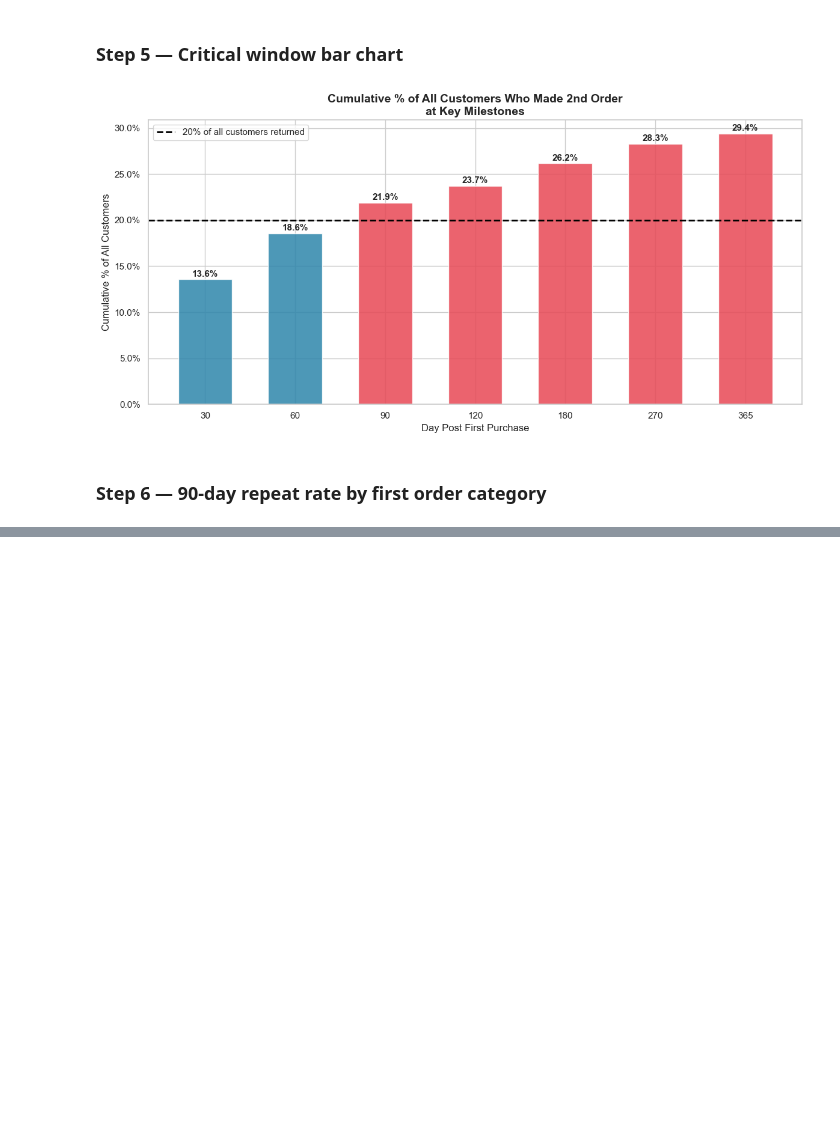
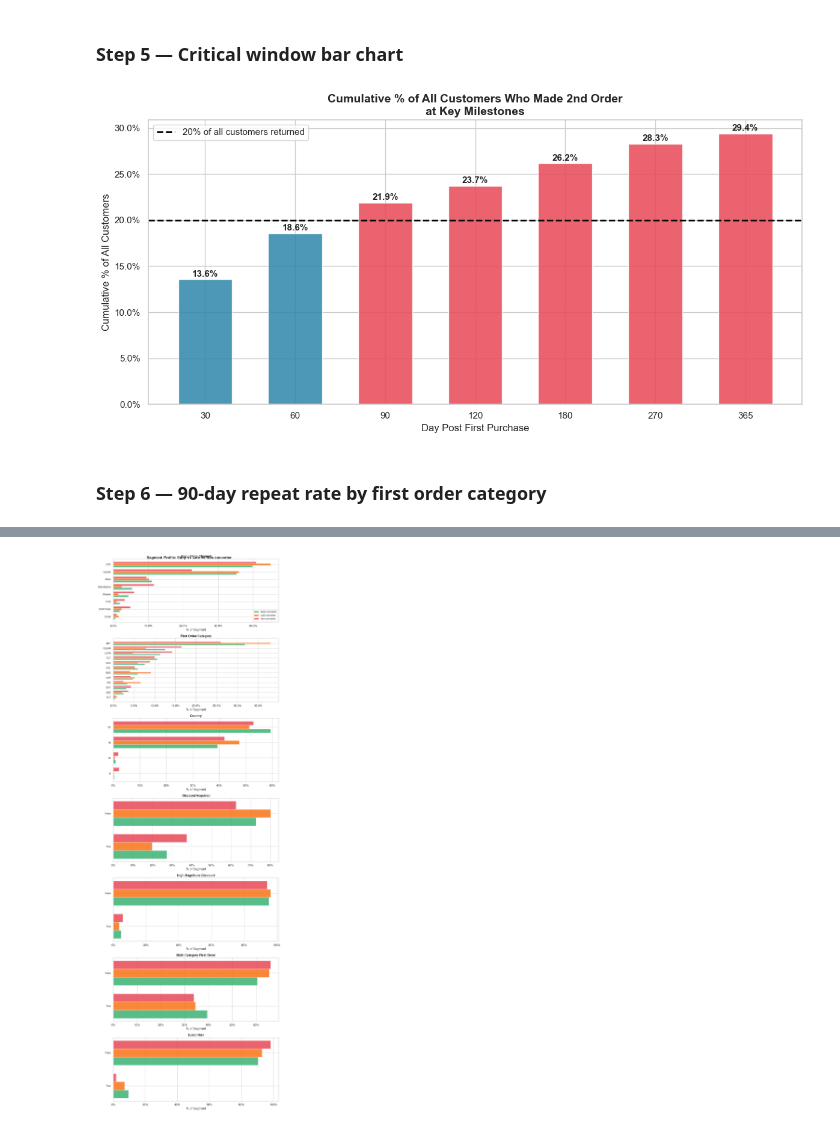
Before and after one commit to alvdoan/Applied-Data-Group-Project, a Jupyter notebook: 04_churn_analysis.ipynb, the cells around one changed output, grey strips where cells are left out. Drawn from its saved outputs; the diff is of its cells as text; code cells hidden in the pictures; blank space fills up the shorter version.

```diff
--- a/04_churn_analysis.ipynb
+++ b/04_churn_analysis.ipynb
@@ -540,0 +714,82 @@ plt.show()
+# %%
+# Profile comparison — Early vs Late vs Non-converter
+profile_features = {
+    'acquisition_channel'           : 'Acquisition Channel',
+    'first_order_top_category'      : 'First Order Category',
+    'acquisition_country'           : 'Country',
+    'is_discount_acquired'          : 'Discount Acquired',
+    'is_high_magnitude'             : 'High Magnitude Discount',
+    'first_order_is_multi_category' : 'Multi-Category First Order',
+    'is_subscriber'                 : 'Subscriber',
+}
+
+segments = ['Early converter', 'Late converter', 'Non-converter']
+seg_colors = [SEGMENT_COLORS[s] for s in segments]
+
+fig, axes = plt.subplots(7, 1, figsize=(10, 30))
+
+for ax, (col, title) in zip(axes.flatten(), profile_features.items()):
+    seg_rates = []
+    for seg in segments:
+        seg_df = df[df['conversion_segment'] == seg]
+        rate = seg_df[col].value_counts(normalize=True).reset_index()
+        rate.columns = [col, 'pct']
+        rate['segment'] = seg
+        seg_rates.append(rate)
+
+    rate_df = pd.concat(seg_rates, ignore_index=True)
+    pivot   = rate_df.pivot(index=col, columns='segment', values='pct').fillna(0)
+
+    # Keep top categories only
+    pivot = pivot[pivot.sum(axis=1) >= 0.02]
+    pivot = pivot.sort_values('Early converter', ascending=True)
+
+    x      = range(len(pivot))
+    width  = 0.25
+
+    for j, (seg, color) in enumerate(zip(segments, seg_colors)):
+        vals = pivot[seg].values * 100 if seg in pivot.columns else [0] * len(pivot)
+        ax.barh([i + (j-1) * width for i in x], vals,
+                height=width, color=color, alpha=0.85, label=seg)
+
+    ax.set_yticks(list(x))
+    ax.set_yticklabels(pivot.index.astype(str), fontsize=9)
+    ax.set_title(title, fontsize=12, fontweight='bold')
+    ax.set_xlabel('% of Segment')
+    ax.xaxis.set_major_formatter(mtick.PercentFormatter())
+    if ax == axes.flatten()[0]:
+        ax.legend(fontsize=9)
+
+plt.suptitle('Segment Profile: Early vs Late vs Non-converter',
+             fontsize=14, fontweight='bold')
+plt.tight_layout()
+plt.show()
+
+# Print exact % breakdown for each feature by segment
+for col, title in profile_features.items():
+    print(f"\n{'='*55}")
+    print(f"{title.upper()}")
+    print(f"{'='*55}")
+
+    plot_df = df.copy()
+    plot_df[col] = plot_df[col].astype(str)
+
+    seg_rates = []
+    for seg in segments:
+        seg_df = plot_df[plot_df['conversion_segment'] == seg]
+        rate = seg_df[col].value_counts(normalize=True).reset_index()
+        rate.columns = [col, 'pct']
+        rate['segment'] = seg
+        seg_rates.append(rate)
+
+    rate_df = pd.concat(seg_rates, ignore_index=True)
+    pivot = rate_df.pivot(index=col, columns='segment', values='pct').fillna(0)
+    pivot = pivot[pivot.sum(axis=1) >= 0.02]
+    pivot = pivot.sort_values('Early converter', ascending=False)
+    pivot_pct = (pivot * 100).round(1)
+
+    # Reorder columns
+    pivot_pct = pivot_pct[['Early converter', 'Late converter', 'Non-converter']]
+    print(pivot_pct.to_string())
+# %% [output]
+[figure, added]
```
Also changed, not shown: parts of 24 cells of this notebook, 2 other files.
